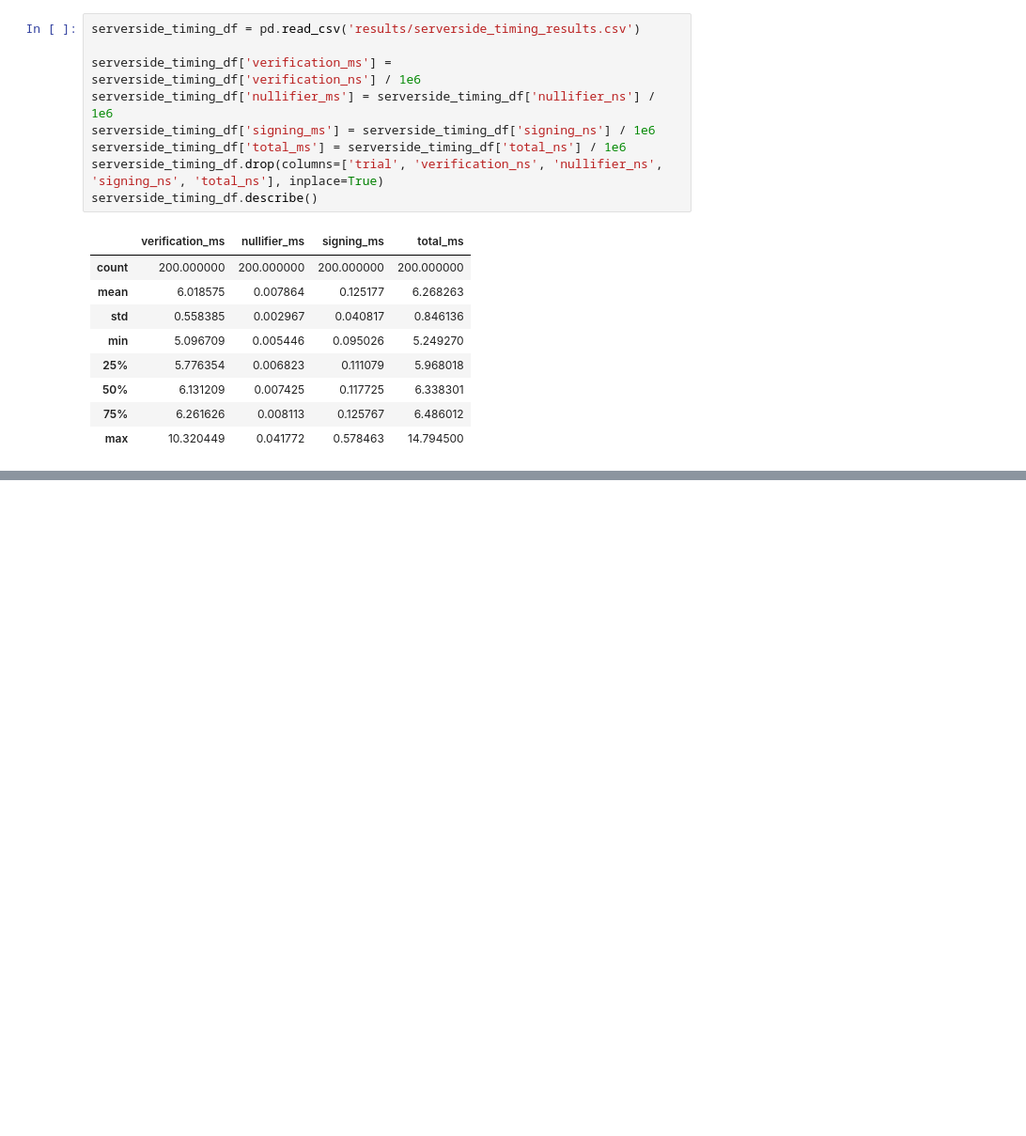
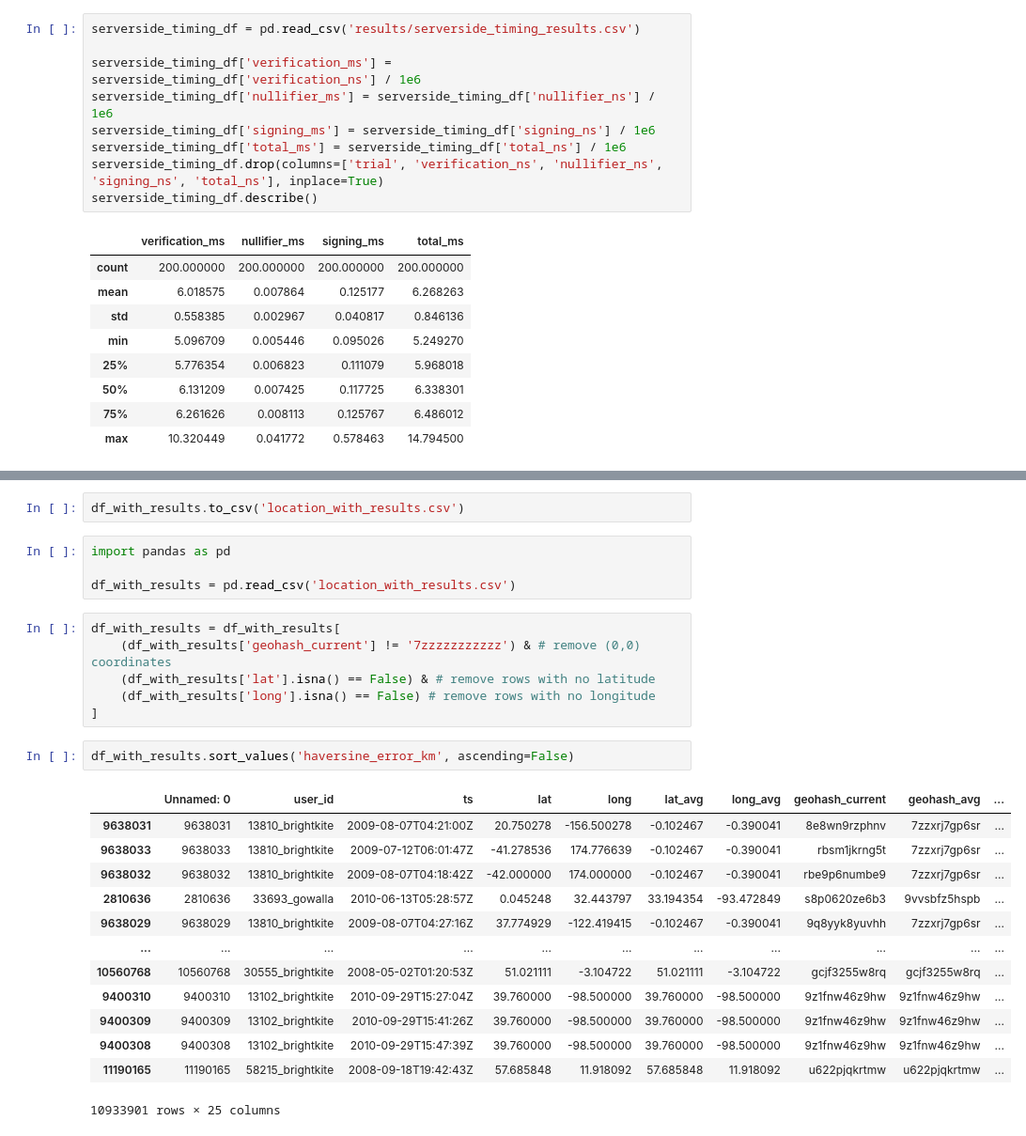
Before and after one commit to htried/zkp-ldp, a Jupyter notebook: analysis.ipynb, the cells around one changed output, grey strips where cells are left out. Shown at 94% size. Drawn from its saved outputs; the diff is of its cells as text; blank space fills up the shorter version.

```diff
--- a/analysis.ipynb
+++ b/analysis.ipynb
@@ -236,0 +470,28 @@ serverside_timing_df.describe()
+# %%
+df_with_results.to_csv('location_with_results.csv')
+# %%
+import pandas as pd
+
+df_with_results = pd.read_csv('location_with_results.csv')
+# %%
+df_with_results = df_with_results[
+    (df_with_results['geohash_current'] != '7zzzzzzzzzzz') & # remove (0,0) coordinates
+    (df_with_results['lat'].isna() == False) & # remove rows with no latitude
+    (df_with_results['long'].isna() == False) # remove rows with no longitude
+]
+# %%
+df_with_results.sort_values('haversine_error_km', ascending=False)
+# %% [output]
+|  | Unnamed: 0 | user_id | ts | lat | long | lat_avg | long_avg | geohash_current | geohash_avg | ... |
+| 9638031 | 9638031 | 13810_brightkite | 2009-08-07T04:21:00Z | 20.750278 | -156.500278 | -0.102467 | -0.390041 | 8e8wn9rzphnv | 7zzxrj7gp6sr | ... |
+| 9638033 | 9638033 | 13810_brightkite | 2009-07-12T06:01:47Z | -41.278536 | 174.776639 | -0.102467 | -0.390041 | rbsm1jkrng5t | 7zzxrj7gp6sr | ... |
+| 9638032 | 9638032 | 13810_brightkite | 2009-08-07T04:18:42Z | -42.000000 | 174.000000 | -0.102467 | -0.390041 | rbe9p6numbe9 | 7zzxrj7gp6sr | ... |
+| 2810636 | 2810636 | 33693_gowalla | 2010-06-13T05:28:57Z | 0.045248 | 32.443797 | 33.194354 | -93.472849 | s8p0620ze6b3 | 9vvsbfz5hspb | ... |
+| 9638029 | 9638029 | 13810_brightkite | 2009-08-07T04:27:16Z | 37.774929 | -122.419415 | -0.102467 | -0.390041 | 9q8yyk8yuvhh | 7zzxrj7gp6sr | ... |
+| ... | ... | ... | ... | ... | ... | ... | ... | ... | ... | ... |
+| 10560768 | 10560768 | 30555_brightkite | 2008-05-02T01:20:53Z | 51.021111 | -3.104722 | 51.021111 | -3.104722 | gcjf3255w8rq | gcjf3255w8rq | ... |
+| 9400310 | 9400310 | 13102_brightkite | 2010-09-29T15:27:04Z | 39.760000 | -98.500000 | 39.760000 | -98.500000 | 9z1fnw46z9hw | 9z1fnw46z9hw | ... |
+| 9400309 | 9400309 | 13102_brightkite | 2010-09-29T15:41:26Z | 39.760000 | -98.500000 | 39.760000 | -98.500000 | 9z1fnw46z9hw | 9z1fnw46z9hw | ... |
+| 9400308 | 9400308 | 13102_brightkite | 2010-09-29T15:47:39Z | 39.760000 | -98.500000 | 39.760000 | -98.500000 | 9z1fnw46z9hw | 9z1fnw46z9hw | ... |
+| 11190165 | 11190165 | 58215_brightkite | 2008-09-18T19:42:43Z | 57.685848 | 11.918092 | 57.685848 | 11.918092 | u622pjqkrtmw | u622pjqkrtmw | ... |
+10933901 rows × 25 columns
```
Also changed, not shown: parts of 13 cells of this notebook, 1 other file.
